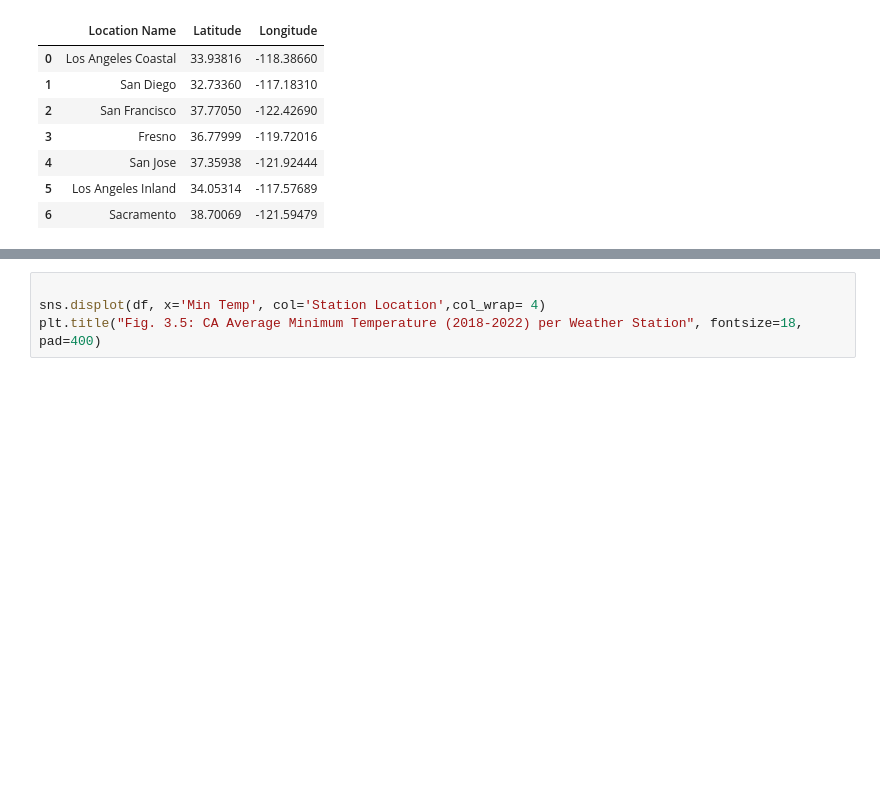
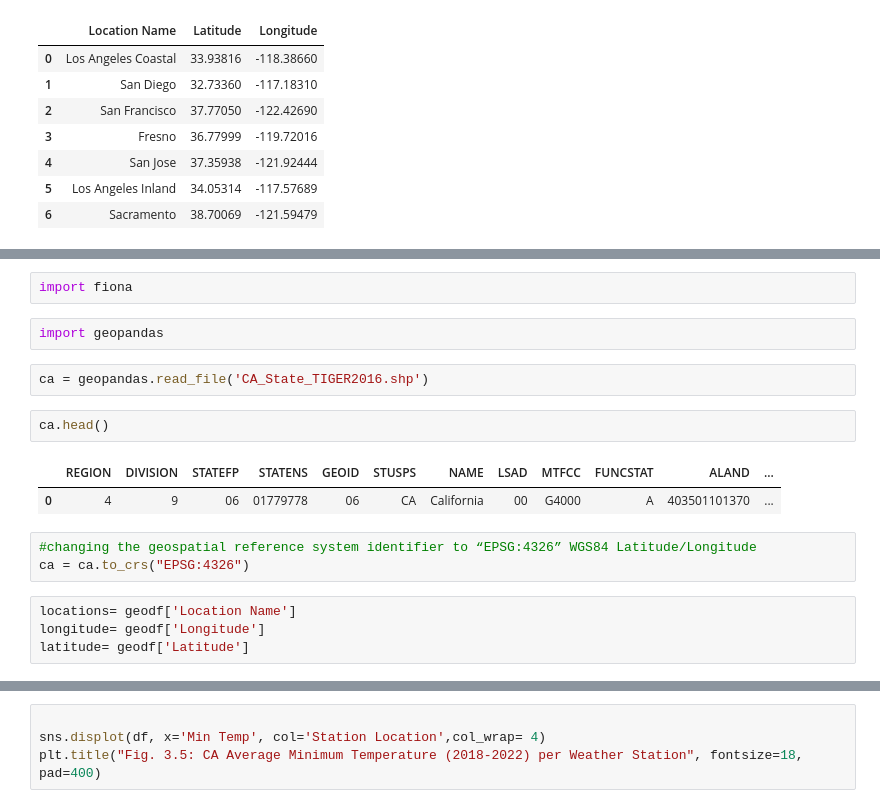
Before and after one commit to AuroraGinzburg/ML_Portfolio, a Jupyter notebook: Portfolio Projects/Weather and Energy/Visualizations of Energy and Weather Data.ipynb, the cells around one changed output, grey strips where cells are left out. Cells and saved outputs as stored; diff of their text form; blank space fills up the shorter version.

```diff
--- a/Portfolio Projects/Weather and Energy/Visualizations of Energy and Weather Data.ipynb
+++ b/Portfolio Projects/Weather and Energy/Visualizations of Energy and Weather Data.ipynb
@@ -120,0 +112,18 @@ Text(0.5, 1.0, 'Fig. 3.4: Spatial Orientation of California Weather Stations')
+# %%
+import fiona
+# %%
+import geopandas
+# %%
+ca = geopandas.read_file('CA_State_TIGER2016.shp')
+# %%
+ca.head()
+# %% [output]
+|  | REGION | DIVISION | STATEFP | STATENS | GEOID | STUSPS | NAME | LSAD | MTFCC | FUNCSTAT | ALAND | ... |
+| 0 | 4 | 9 | 06 | 01779778 | 06 | CA | California | 00 | G4000 | A | 403501101370 | ... |
+# %%
+#changing the geospatial reference system identifier to “EPSG:4326” WGS84 Latitude/Longitude
+ca = ca.to_crs("EPSG:4326")
+# %%
+locations= geodf['Location Name']
+longitude= geodf['Longitude']
+latitude= geodf['Latitude']
```
Also changed, not shown: parts of 5 cells of this notebook.
